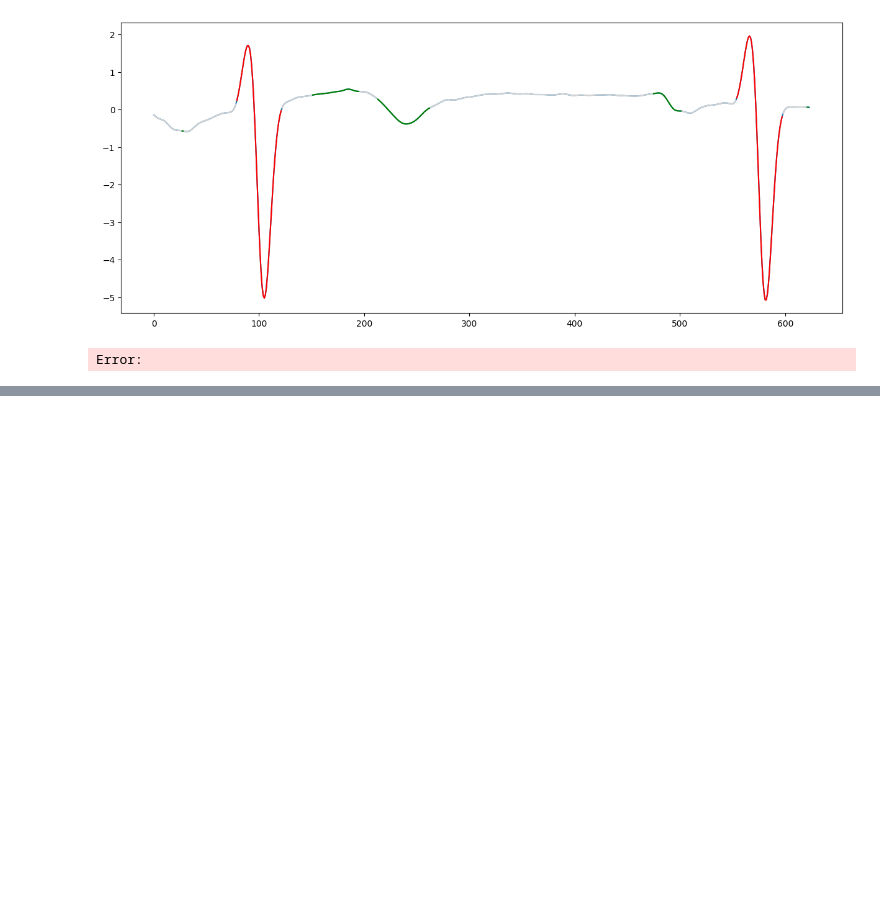
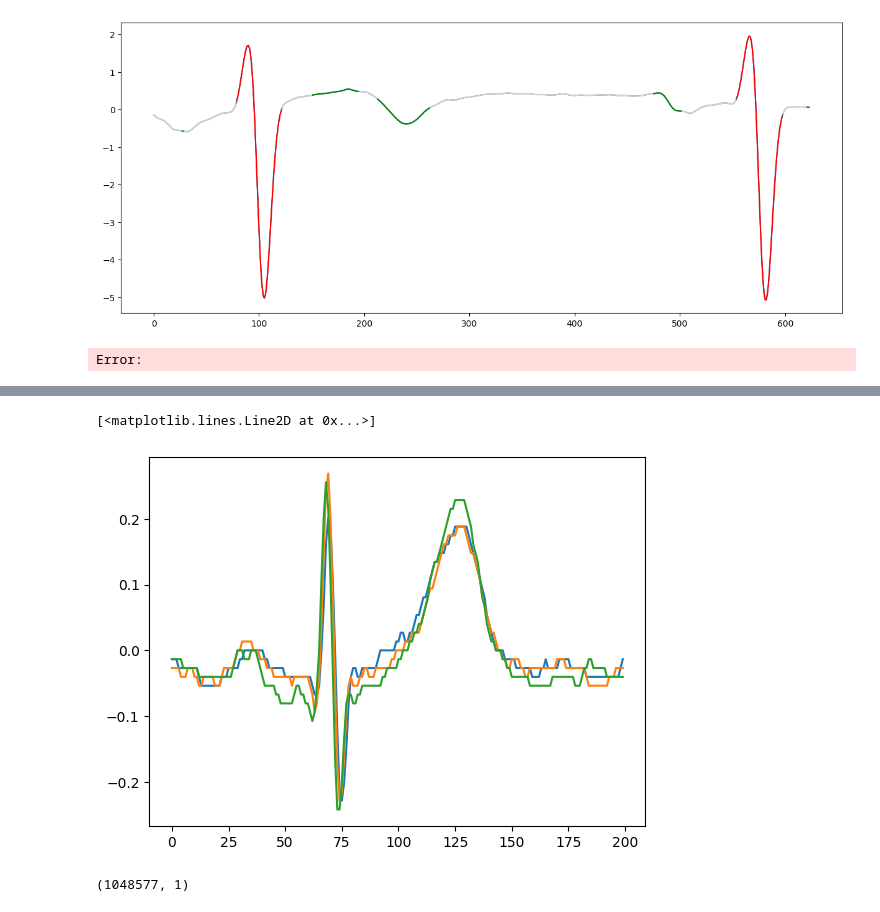
Before and after one commit to AmbiqAI/heartkit, a Jupyter notebook: notebooks/ecg-segmentation.ipynb, the cells around one changed output, grey strips where cells are left out. Cells and saved outputs as stored; diff of their text form; code cells hidden in the pictures; blank space fills up the shorter version.

```diff
--- a/notebooks/ecg-segmentation.ipynb
+++ b/notebooks/ecg-segmentation.ipynb
@@ -101,0 +154,18 @@ Error:
+# %%
+b_idx = 2260
+d_idx = blabels[b_idx, 0]
+frame_start = d_idx - 75
+frame_end = frame_start + 200
+x = np.arange(200)
+# Target beat
+plt.plot(x, h5["p00001"]["s01"]["data"][frame_start:frame_end])
+# Previous beat
+plt.plot(x, h5["p00001"]["s01"]["data"][frame_start-171:frame_end-171])
+plt.plot(x, h5["p00001"]["s01"]["data"][frame_start+171:frame_end+171])
+# %% [output]
+[<matplotlib.lines.Line2D at 0x...>]
+[figure, added]
+# %%
+h5["p00001"]["s01"]["data"].shape
+# %% [output]
+(1048577, 1)
```
Also changed, not shown: parts of 18 cells of this notebook, 14 other files.
